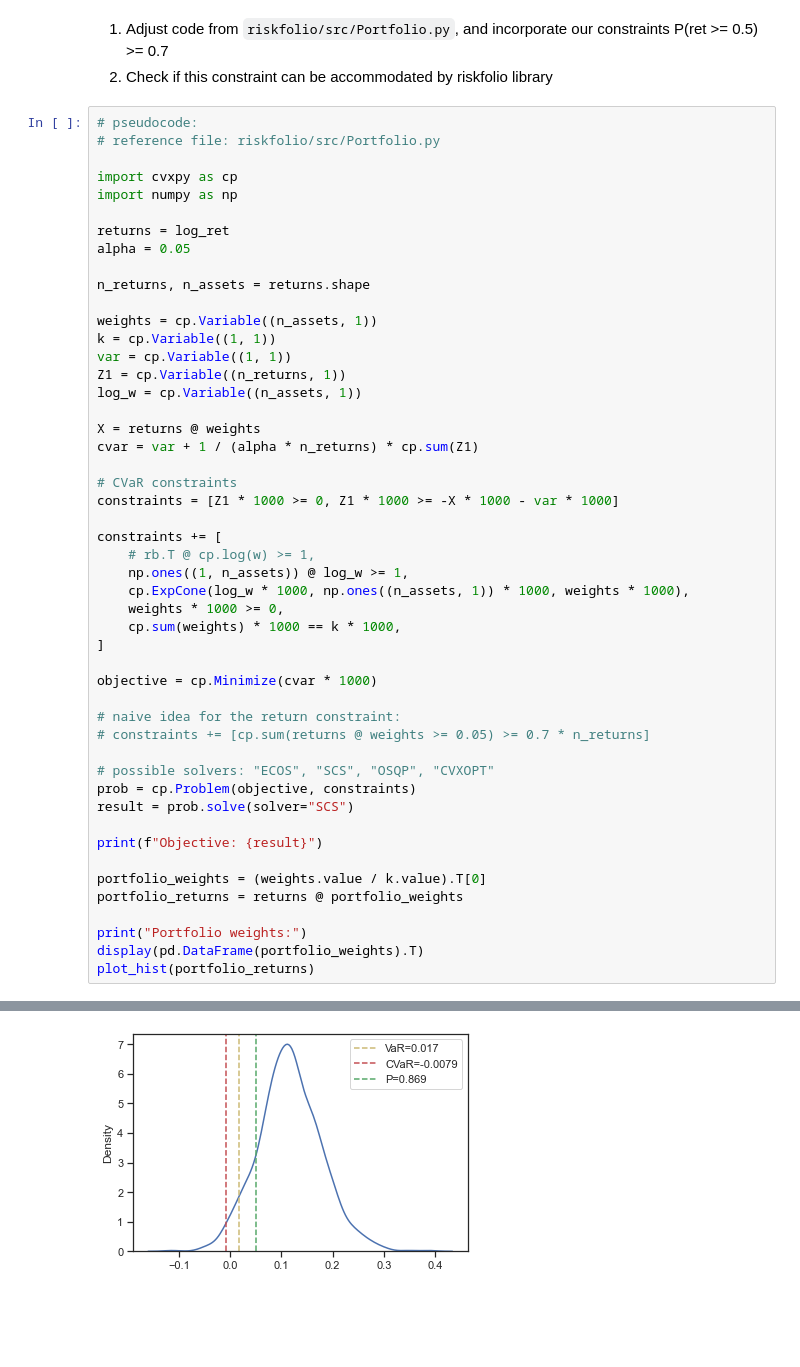
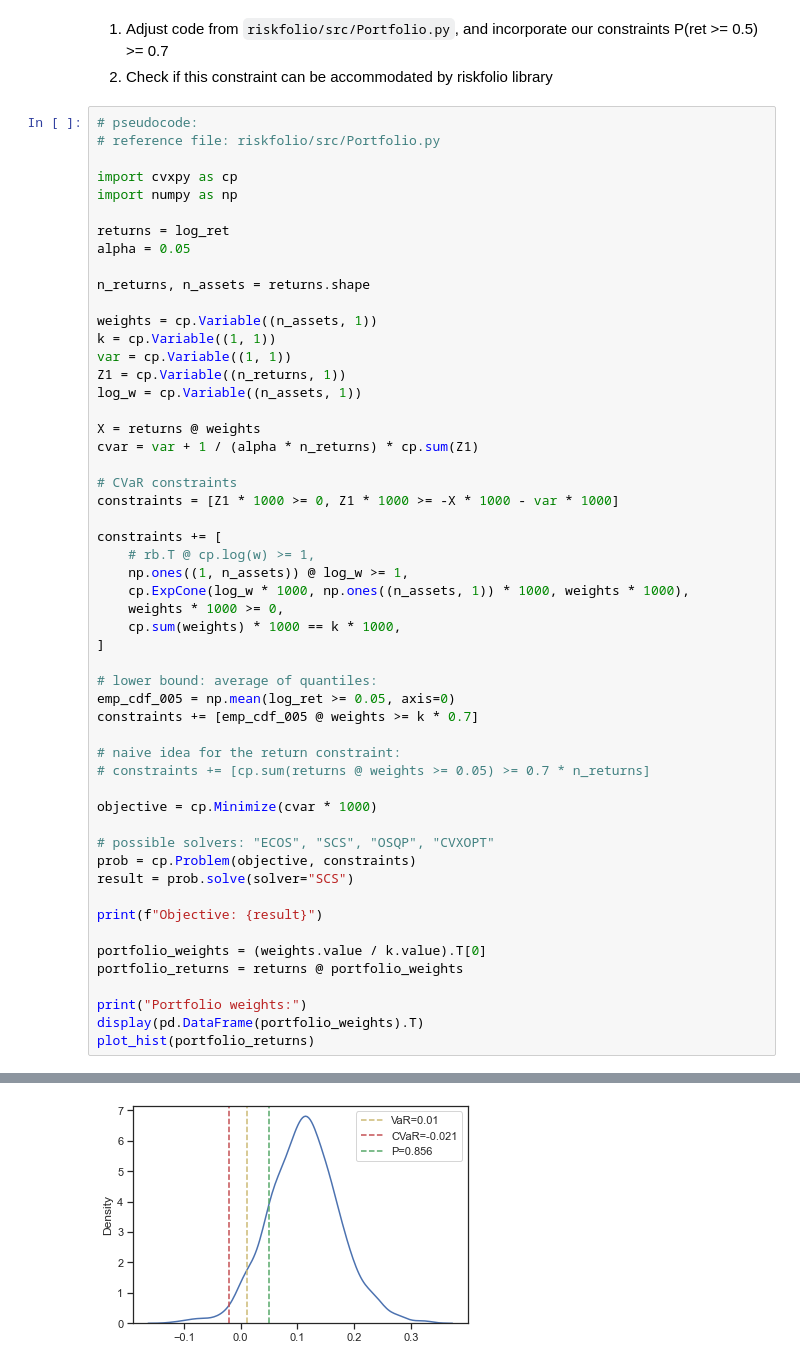
Before and after one commit to starovoitovs/defi, a Jupyter notebook: generator_cvar.ipynb, the cells around one changed output, grey strips where cells are left out. Cells and saved outputs as stored; diff of their text form; blank space fills up the shorter version.

Commit message:
Build in the constraint with average of quantiles

```diff
--- a/generator_cvar.ipynb
+++ b/generator_cvar.ipynb
@@ -223,10 +223,14 @@ constraints += [
     cp.sum(weights) * 1000 == k * 1000,
 ]
 
-objective = cp.Minimize(cvar * 1000)
+# lower bound: average of quantiles:
+emp_cdf_005 = np.mean(log_ret >= 0.05, axis=0)
+constraints += [emp_cdf_005 @ weights >= k * 0.7]
 
 # naive idea for the return constraint:
 # constraints += [cp.sum(returns @ weights >= 0.05) >= 0.7 * n_returns]
+
+objective = cp.Minimize(cvar * 1000)
 
 # possible solvers: "ECOS", "SCS", "OSQP", "CVXOPT"
 prob = cp.Problem(objective, constraints)
@@ -248 +252 @@ Portfolio weights:
-[figure, old version]
+[figure, new version]
```
Also changed, not shown: parts of 3 cells of this notebook.
